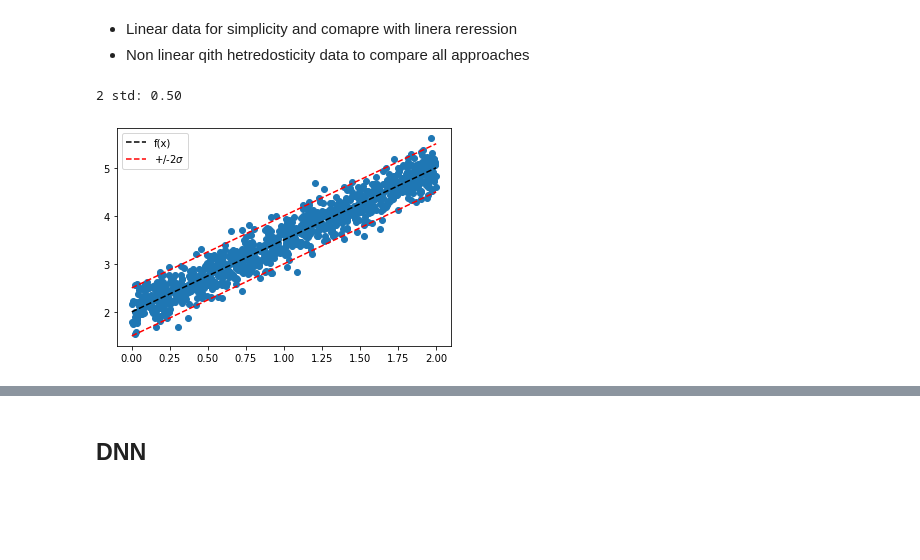
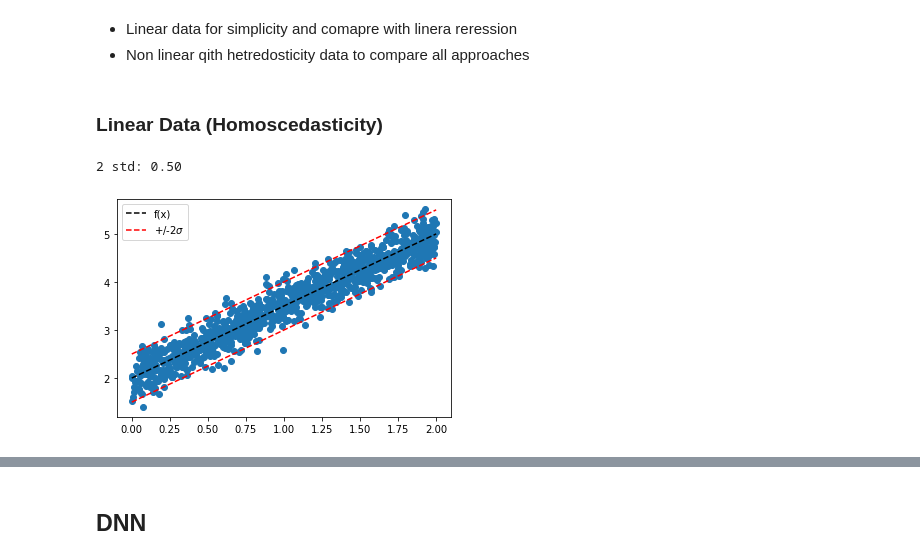
Before and after one commit to leandroohf/machine_learning_algorithms, a Jupyter notebook: dev/intro_to_prediction_interval.ipynb, the cells around one changed output, grey strips where cells are left out. Cells and saved outputs as stored; diff of their text form; code cells hidden in the pictures; blank space fills up the shorter version.

```diff
--- a/dev/intro_to_prediction_interval.ipynb
+++ b/dev/intro_to_prediction_interval.ipynb
@@ -124,46 +102,58 @@ Successfully installed absl-py-0.15.0 astunparse-1.6.3 cached-property-1.5.2 cac
 # %% [markdown]
 * Linear data for simplicity and comapre with linera reression
 * Non linear qith hetredosticity data to compare all approaches
+# %% [markdown]
+### Linear Data (Homoscedasticity)
 # %%
+linear_params = {'a': 1.5, 'b': 2.0, 'sigma': 0.25}
+
+def make_linear_data(n_samples, linear_params):
+
+    X = np.random.uniform(low=0.,high=2.,size=(n_samples,1))
+
+    _sigma = linear_params.get('sigma',None)
+
+    noise = np.random.normal(loc=0.,scale=_sigma,size=(n_samples,1))
+
+    a = linear_params.get('a',None)
+    b = linear_params.get('b',None)
+    f_x = a*X + b
+
+    y =  f_x + noise
+
+    #y = y.reshape([-1,1])/5.  # Is this important? Divide by 5 ? Why did he do it?
+    y = y.reshape([-1,1])  # Is this important? Divide by 5 ? Why did he do it?
+
+    X_train = X.reshape(-1)
+    y_train = y.reshape(-1)
+
+    X_train.shape
+    y_train.shape
+
+    yy_train = np.stack((y_train,y_train),axis=1) # make this 2d so will be accepted
+
+    return X_train, y_train, yy_train
+
 # create some data
 n_samples = 1000
-
-X = np.random.uniform(low=0.,high=2.,size=(n_samples,1))
-
-_sigma = 0.25
-noise = np.random.normal(loc=0.,scale=_sigma,size=(n_samples,1))
-
-a = 1.5
-b = 2.0
-
-f_x = a*X + b
-y =  f_x + noise
-
-#y = y.reshape([-1,1])/5.  # Is this important? Divide by 5 ? Why did he do it?
-y = y.reshape([-1,1])  # Is this important? Divide by 5 ? Why did he do it?
-
-noise.shape
-X_train = X.reshape(-1)
-y_train = y.reshape(-1)
-
-X_train.shape
-y_train.shape
-
-yy_train = np.stack((y_train,y_train),axis=1) # make this 2d so will be accepted
-x_grid = np.linspace(0.0,2,100) # for evaluation plots
+X_train, y_train, _ = make_linear_data(n_samples,linear_params)
 
 plt.scatter(X_train,y_train)
 
-f_x = a*x_grid + b
+x_grid = np.linspace(0.0,2,100) # for evaluation plots
+a = linear_params.get('a',None)
+b = linear_params.get('b',None)
+_sigma = linear_params.get('sigma',None)
 
+f_x = a* x_grid + b
 _delta = 2.0*_sigma  # 2 sigmas
 
 print(f"2 std: {_delta:.2f}")
 
 plt.plot(x_grid, f_x, 'k--',label='f(x)'); # regression line
 plt.plot(x_grid, f_x + _delta, 'r--', label='+/-2$\sigma$'); # upper boundary prediction
 plt.plot(x_grid, f_x - _delta, 'r--'); # lower boundary prediction
 plt.legend();
 # %% [output]
 2 std: 0.50
-[figure, old version]
+[figure, new version]
```
Also changed, not shown: parts of 36 cells of this notebook.
